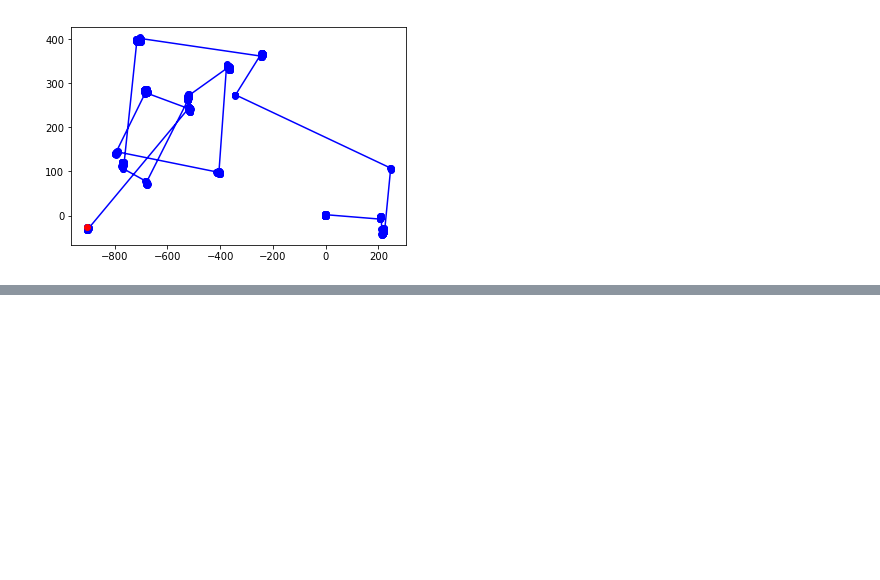
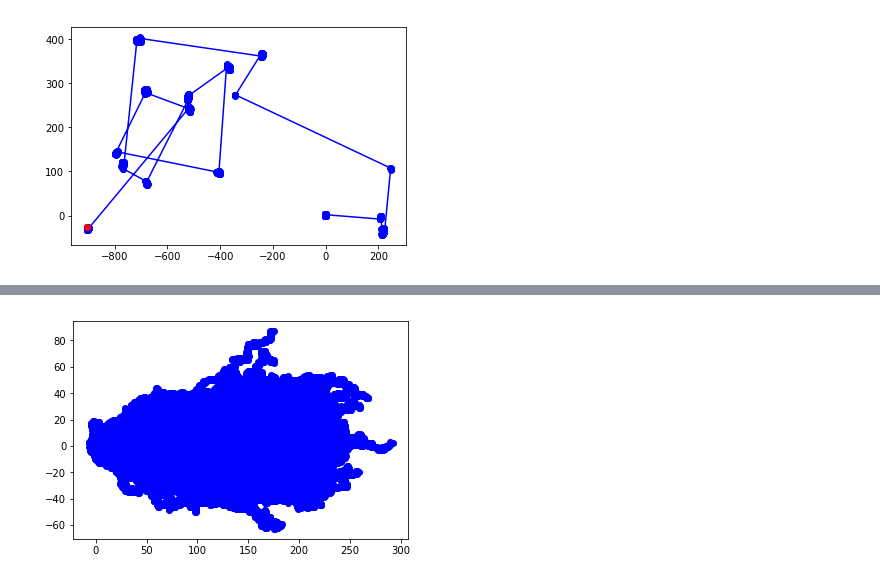
Before and after one commit to ramirezdiana/SimulacionMatematica2017, a Jupyter notebook: Clase8_Caminata.ipynb, the cells around one changed output, grey strips where cells are left out. Cells and saved outputs as stored; diff of their text form; code cells hidden in the pictures; blank space fills up the shorter version.

```diff
--- a/Clase8_Caminata.ipynb
+++ b/Clase8_Caminata.ipynb
@@ -150,0 +176,10 @@ plt.plot(pos[0,-1],pos[1,-1],'ro-')
+# %%
+%%timeit
+inicio=np.array([[0],[0]])
+elements=np.array([[1,-1,0,0],[0,0,1,-1]])
+probabilities=[.4,.2,.2,.2]
+pasos=elements[:,np.random.choice(elements.shape[1],1000,p=probabilities)]
+pasos=np.concatenate((inicio,pasos),axis=1)
+pos=np.cumsum(pasos,axis=1)
+plt.plot(pos[0,:],pos[1,:],'bo-')
+# %% [output]
@@ -150,0 +188 @@ plt.plot(pos[0,-1],pos[1,-1],'ro-')
+[figure, added]
```
Also changed, not shown: parts of 2 cells of this notebook, 2 other files.
